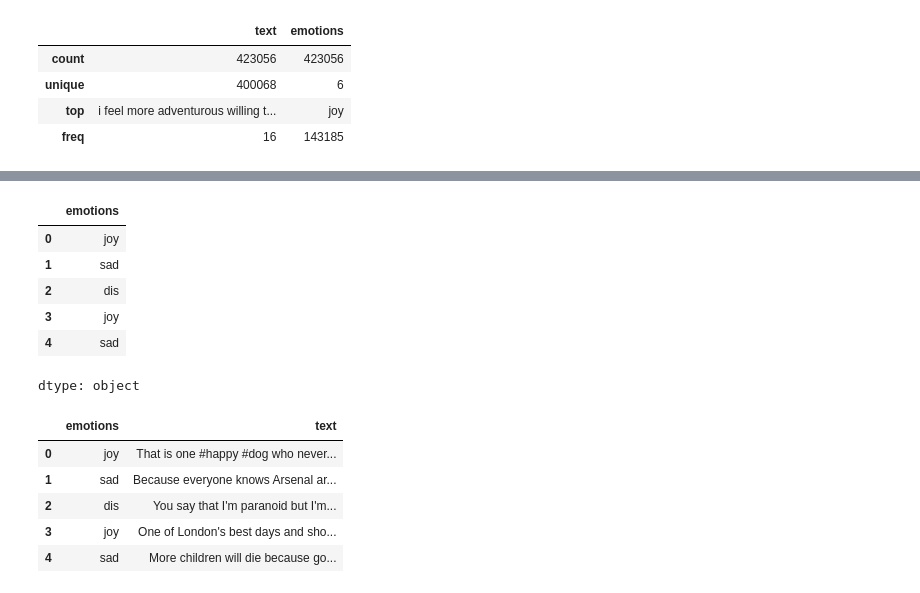
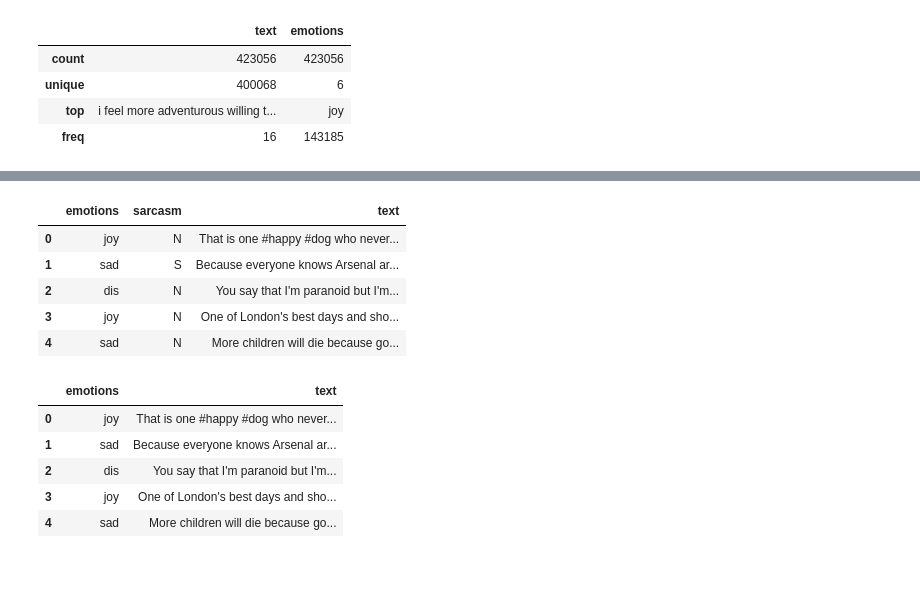
Before and after one commit to moka-co/twitter_emo_classification, a Jupyter notebook: emotion_classification.ipynb, the cells around one changed output, grey strips where cells are left out. Saved outputs shown, nothing was run; the diff lists cells and outputs as text; code cells hidden in the pictures.

```diff
--- a/emotion_classification.ipynb
+++ b/emotion_classification.ipynb
@@ -223,13 +280,12 @@ train.txt           100%[===================>] 224.87K  --.-KB/s    in 0.02s
 # %%
-dataset3_raw.head()["emotions"]
+dataset3_raw.head()
 # %% [output]
-|  | emotions |
-| 0 | joy |
-| 1 | sad |
-| 2 | dis |
-| 3 | joy |
-| 4 | sad |
+|  | emotions | sarcasm | text |
+| 0 | joy | N | That is one #happy #dog who never... |
+| 1 | sad | S | Because everyone knows Arsenal ar... |
+| 2 | dis | N | You say that I'm paranoid but I'm... |
+| 3 | joy | N | One of London's best days and sho... |
+| 4 | sad | N | More children will die because go... |
-dtype: object
 # %%
 dataset3_raw.head()
 df3 = dataset3_raw.drop(columns=['sarcasm'])
```
Also changed, not shown: parts of 85 cells of this notebook.
